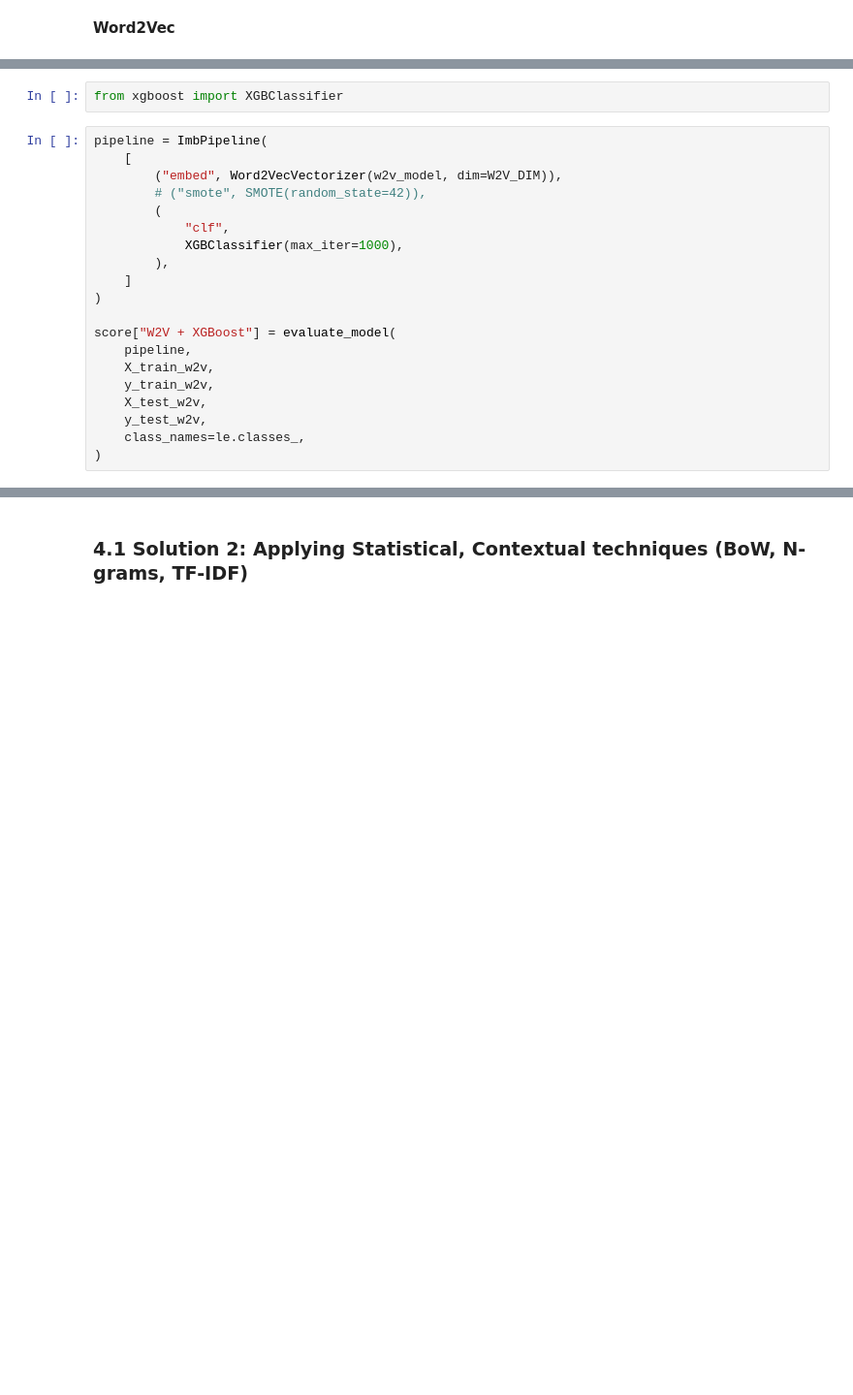
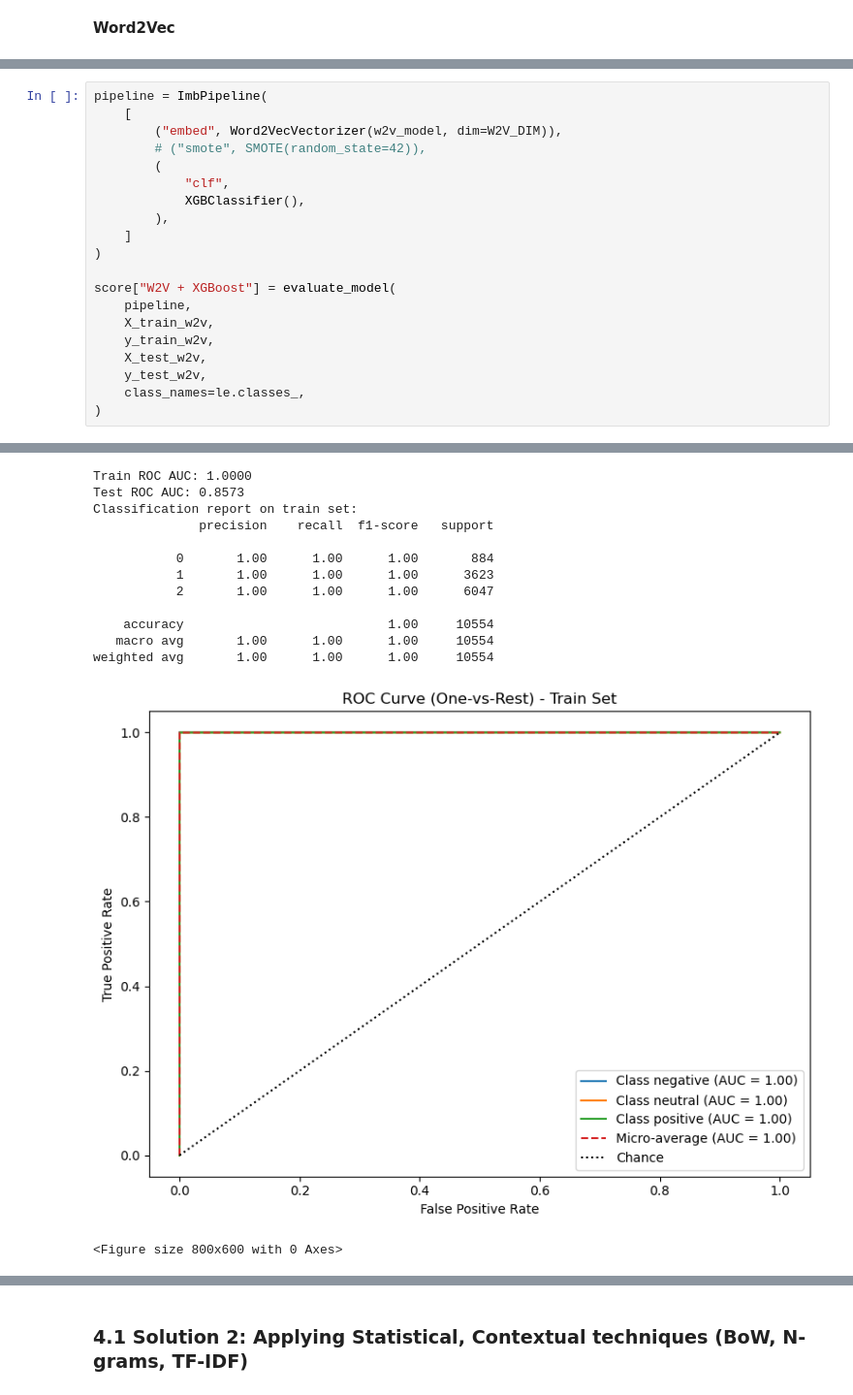
Before and after one commit to dangtna1/amazon-reviews-classification, a Jupyter notebook: preprocessing_and_modelling.ipynb, the cells around one changed output, grey strips where cells are left out. Shown at 97% size. Cells and saved outputs as stored; diff of their text form; blank space fills up the shorter version.

```diff
--- a/preprocessing_and_modelling.ipynb
+++ b/preprocessing_and_modelling.ipynb
@@ -465,5 +524,3 @@ score["W2V + SVM"] = evaluate_model(
-# %%
-from xgboost import XGBClassifier
 # %%
 pipeline = ImbPipeline(
     [
@@ -471,7 +528,7 @@ pipeline = ImbPipeline(
         # ("smote", SMOTE(random_state=42)),
         (
             "clf",
-            XGBClassifier(max_iter=1000),
+            XGBClassifier(),
         ),
     ]
 )
@@ -484,3 +541,4 @@ score["W2V + XGBoost"] = evaluate_model(
     y_test_w2v,
     class_names=le.classes_,
 )
+# %% [output]
@@ -486,0 +548,14 @@ score["W2V + XGBoost"] = evaluate_model(
+Train ROC AUC: 1.0000
+Test ROC AUC: 0.8573
+Classification report on train set:
+              precision    recall  f1-score   support
+
+           0       1.00      1.00      1.00       884
+           1       1.00      1.00      1.00      3623
+           2       1.00      1.00      1.00      6047
+
+    accuracy                           1.00     10554
+   macro avg       1.00      1.00      1.00     10554
+weighted avg       1.00      1.00      1.00     10554
+[figure, added]
+<Figure size 800x600 with 0 Axes>
```
Also changed, not shown: parts of 8 cells of this notebook.
